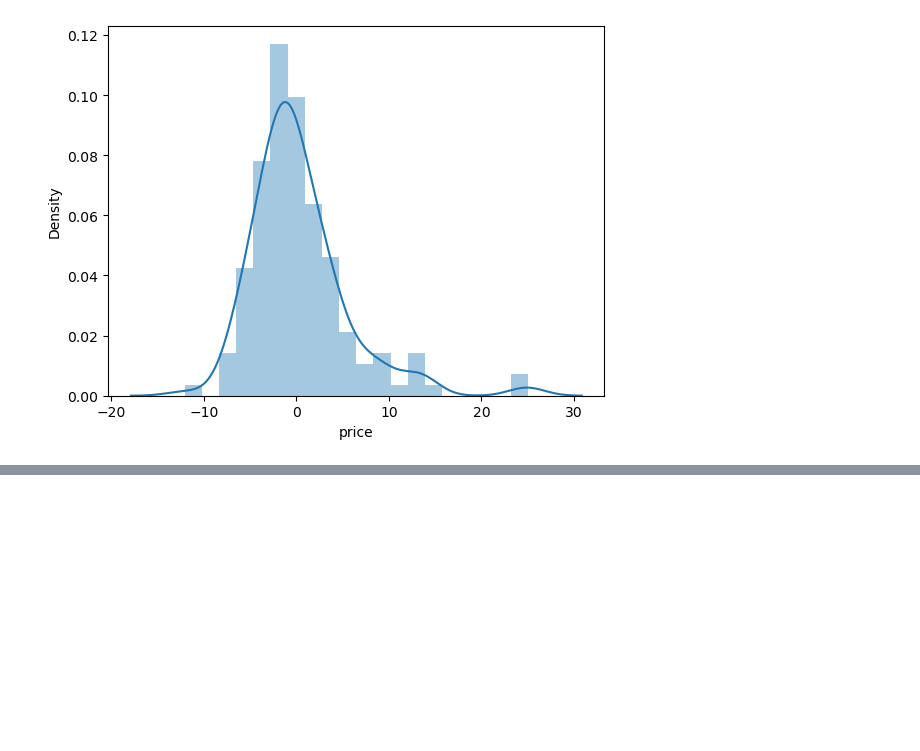
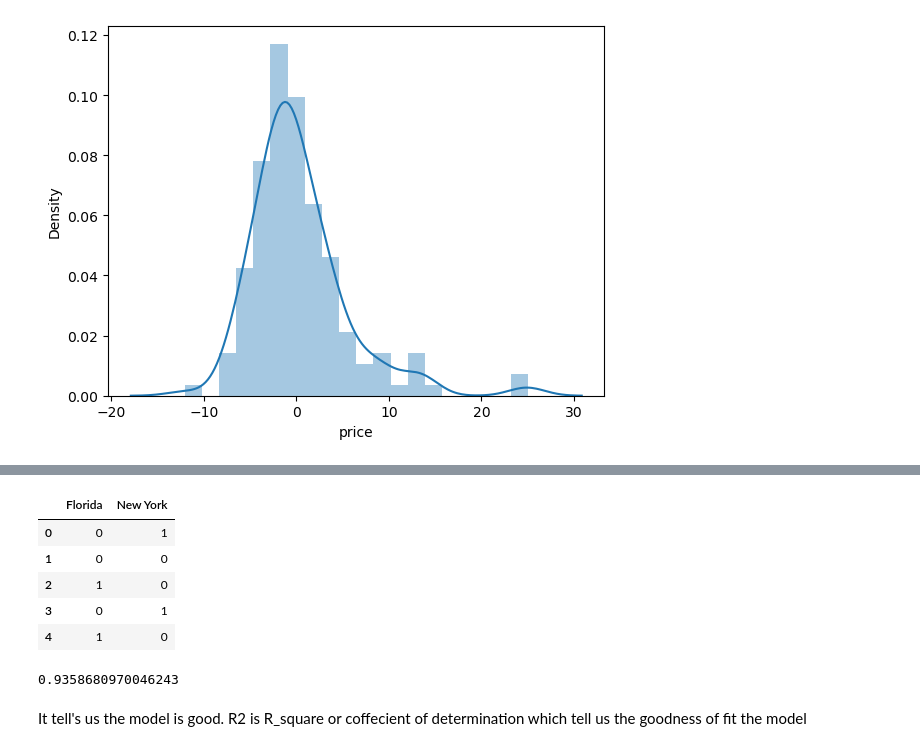
Before and after one commit to milan0122/machine_learning, a Jupyter notebook: Desktop/Machine_learning/Regression_ implementation.ipynb, the cells around one changed output, grey strips where cells are left out. Cells and saved outputs as stored; diff of their text form; code cells hidden in the pictures; blank space fills up the shorter version.

```diff
--- a/Desktop/Machine_learning/Regression_ implementation.ipynb
+++ b/Desktop/Machine_learning/Regression_ implementation.ipynb
@@ -186,0 +215,9 @@ sns.distplot(y_test-prediction_ridge);
+# %%
+states.head()
+# %% [output]
+|  | Florida | New York |
+| 0 | 0 | 1 |
+| 1 | 0 | 0 |
+| 2 | 1 | 0 |
+| 3 | 0 | 1 |
+| 4 | 1 | 0 |
@@ -186,0 +238,6 @@ sns.distplot(y_test-prediction_ridge);
+# %%
+score
+# %% [output]
+0.9358680970046243
+# %% [markdown]
+It tell's us the model is good. R2 is R_square or coffecient of determination which tell us the goodness of fit the model
```
Also changed, not shown: parts of 10 cells of this notebook, 4 other files.
